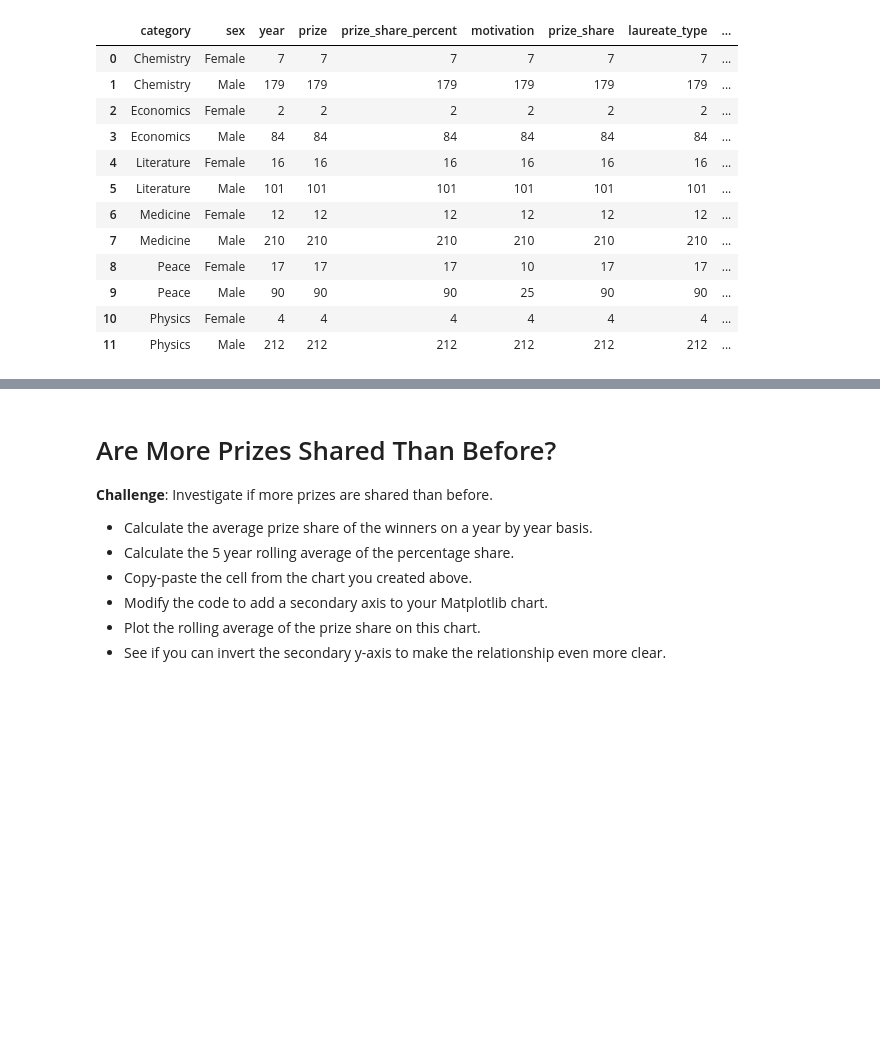
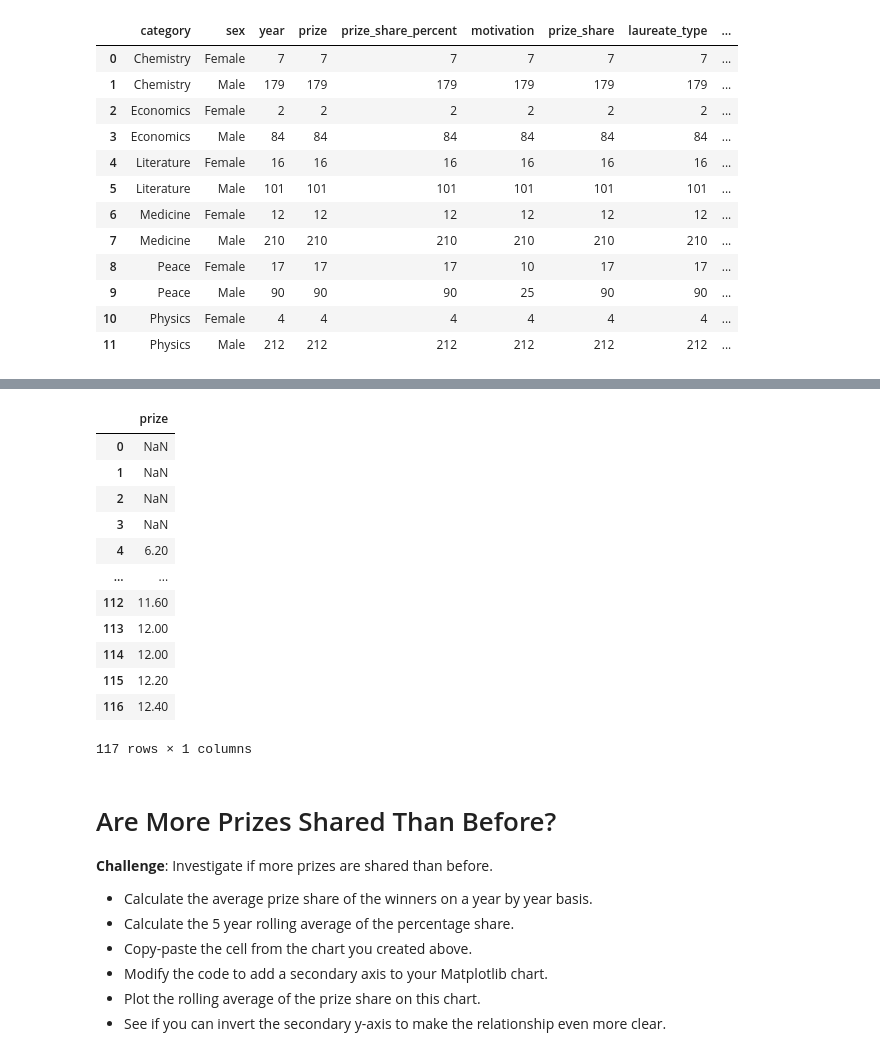
Before and after one commit to womaro/Story, a Jupyter notebook: Nobel_Prize_Analysis_(start).ipynb, the cells around one changed output, grey strips where cells are left out. Drawn from its saved outputs; the diff is of its cells as text; code cells hidden in the pictures; blank space fills up the shorter version.

```diff
--- a/Nobel_Prize_Analysis_(start).ipynb
+++ b/Nobel_Prize_Analysis_(start).ipynb
@@ -348,3 +401,20 @@ v_bar_split.show()
+# %%
+roll_df = prize_over_years[['prize']].rolling(window=5).mean()
+roll_df
+# %% [output]
+|  | prize |
+| 0 | NaN |
+| 1 | NaN |
+| 2 | NaN |
+| 3 | NaN |
+| 4 | 6.20 |
+| ... | ... |
+| 112 | 11.60 |
+| 113 | 12.00 |
+| 114 | 12.00 |
+| 115 | 12.20 |
+| 116 | 12.40 |
+117 rows × 1 columns
 # %% [markdown]
 # Are More Prizes Shared Than Before?
 
```
Also changed, not shown: parts of 3 cells of this notebook.
